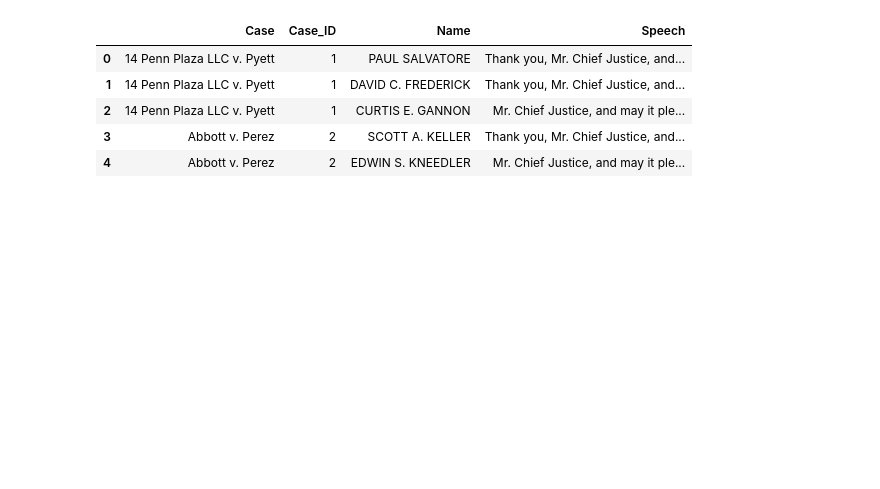
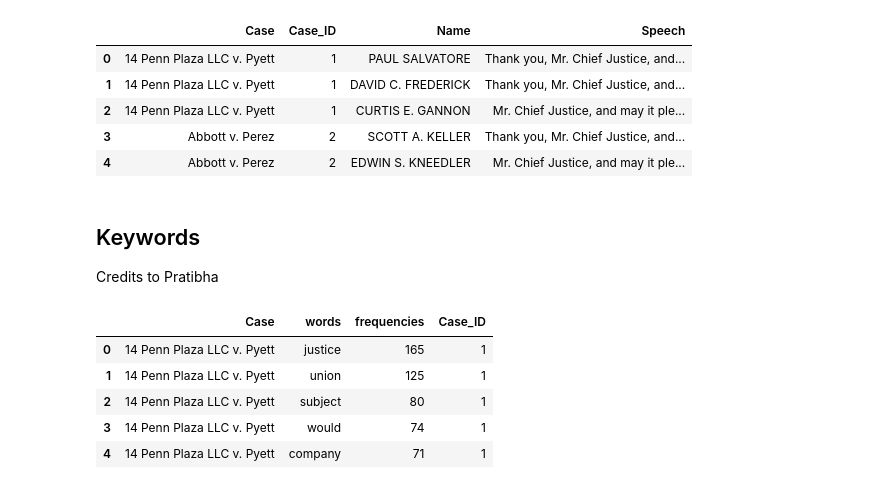
Before and after one commit to pratibha99/supreme-court-transcripts, a Jupyter notebook: DatabaseDesign1.ipynb, the cells around one changed output. Cells and saved outputs as stored; diff of their text form; code cells hidden in the pictures; blank space fills up the shorter version.

```diff
--- a/DatabaseDesign1.ipynb
+++ b/DatabaseDesign1.ipynb
@@ -776,3 +781,7 @@ everyone_speech.head()
 | 2 | 14 Penn Plaza LLC v. Pyett | 1 | CURTIS E. GANNON | Mr. Chief Justice, and may it ple... |
 | 3 | Abbott v. Perez | 2 | SCOTT A. KELLER | Thank you, Mr. Chief Justice, and... |
 | 4 | Abbott v. Perez | 2 | EDWIN S. KNEEDLER | Mr. Chief Justice, and may it ple... |
+# %% [markdown]
+## Keywords
+
+Credits to Pratibha
@@ -778,0 +790,9 @@ everyone_speech.head()
+# %%
+keywords.head()
+# %% [output]
+|  | Case | words | frequencies | Case_ID |
+| 0 | 14 Penn Plaza LLC v. Pyett | justice | 165 | 1 |
+| 1 | 14 Penn Plaza LLC v. Pyett | union | 125 | 1 |
+| 2 | 14 Penn Plaza LLC v. Pyett | subject | 80 | 1 |
+| 3 | 14 Penn Plaza LLC v. Pyett | would | 74 | 1 |
+| 4 | 14 Penn Plaza LLC v. Pyett | company | 71 | 1 |
```
Also changed, not shown: parts of 40 cells of this notebook, 4 other files.
